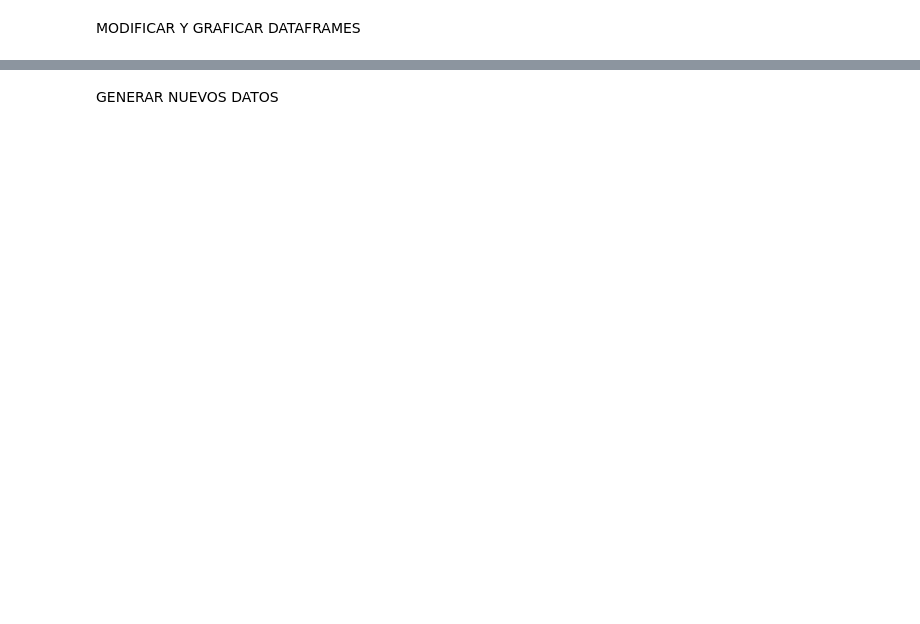
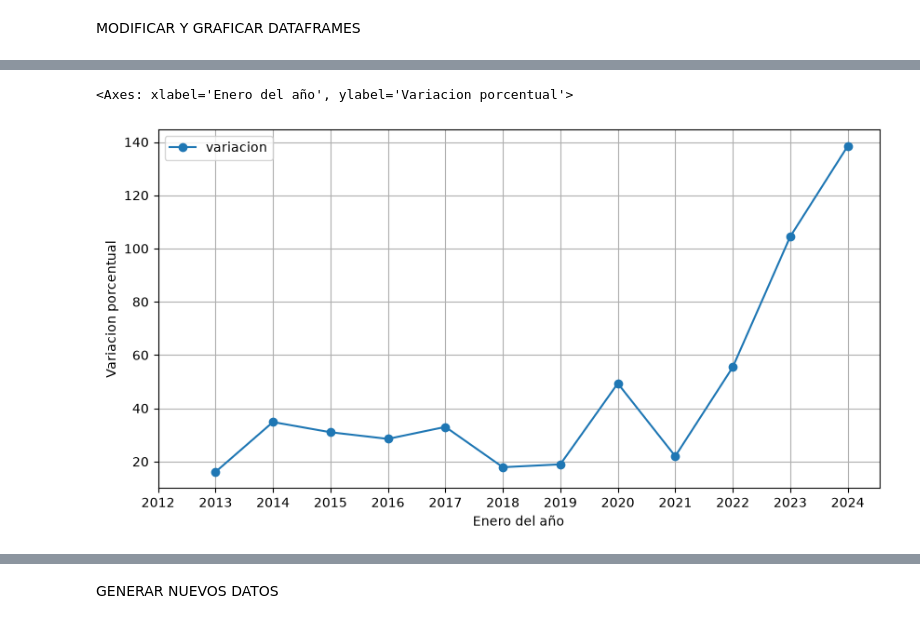
Before and after one commit to TomasVerniano/ANALISIS_POBLACION_ARGENTINA_AED, a Jupyter notebook: economia.ipynb, the cells around one changed output, grey strips where cells are left out. Drawn from its saved outputs; the diff is of its cells as text; code cells hidden in the pictures; blank space fills up the shorter version.

```diff
--- a/economia.ipynb
+++ b/economia.ipynb
@@ -54,0 +85,24 @@ salario_min_desde_2012.plot(
+# %%
+salario_min_desde_2012_var = salario_min[(salario_min['indice_tiempo'] >= '2011-12-01') & (salario_min['indice_tiempo'] <= '2024-12-01')]
+
+salario_min_desde_2012_var = salario_min_desde_2012_var[salario_min_desde_2012_var['indice_tiempo'].dt.month == 1]
+
+salario_min_desde_2012_var = salario_min_desde_2012_var.sort_values('indice_tiempo')
+
+salario_min_desde_2012_var['variacion'] = salario_min_desde_2012_var['salario_minimo_vital_movil_mensual'].pct_change() * 100
+
+salario_min_desde_2012_var['anio'] = salario_min_desde_2012_var['indice_tiempo'].dt.strftime('%Y')
+
+salario_min_desde_2012_var.plot(
+                                figsize = (10, 5),
+                                grid = True,
+                                x = 'anio',
+                                xlabel = 'Enero del año',
+                                xticks=range(len(salario_min_desde_2012_var)),
+                                y = 'variacion',
+                                ylabel = 'Variacion porcentual',
+                                marker='o'
+                               )
+# %% [output]
+<Axes: xlabel='Enero del año', ylabel='Variacion porcentual'>
+[figure, added]
```
Also changed, not shown: parts of 4 cells of this notebook, 5 other files.
